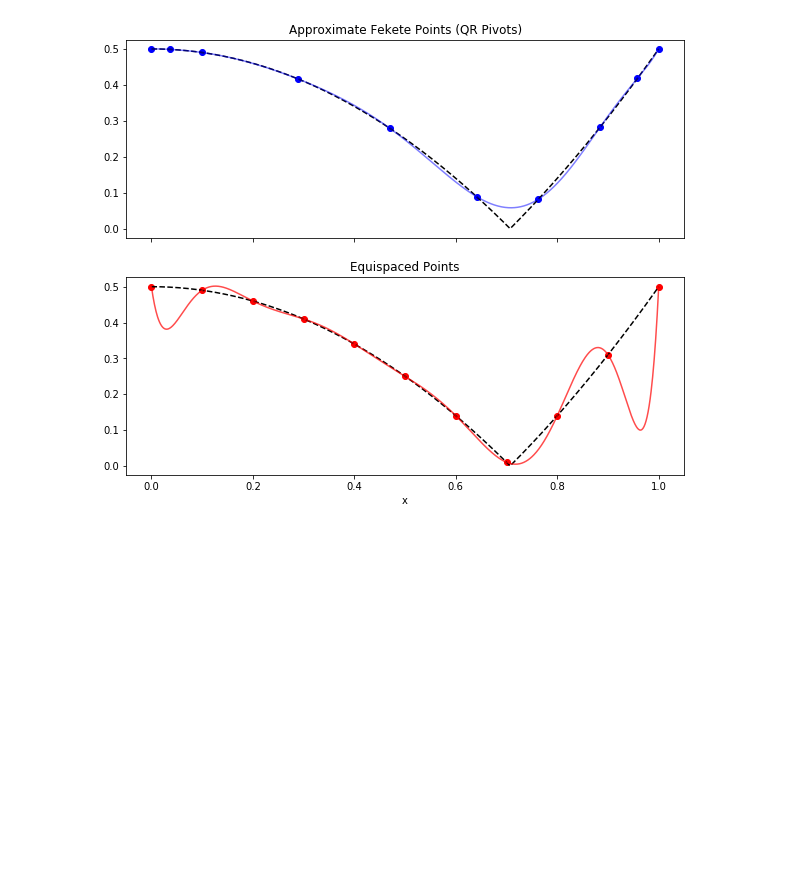
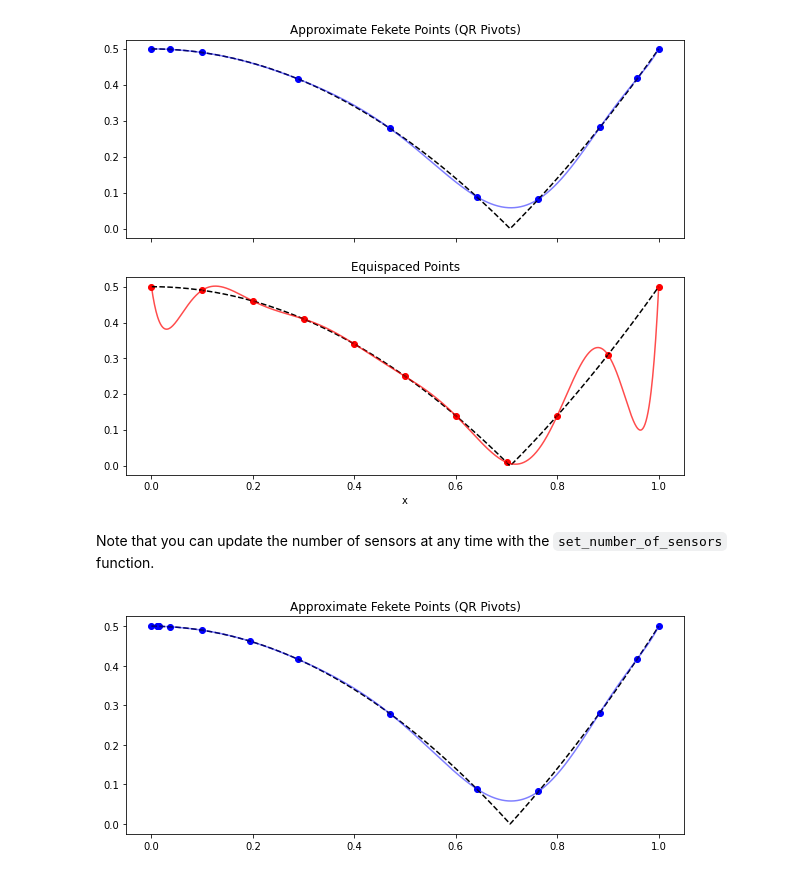
Before and after one commit to dynamicslab/pysensors, a Jupyter notebook: examples/vandermonde.ipynb, the cells around one changed output. Cells and saved outputs as stored; diff of their text form; code cells hidden in the pictures; blank space fills up the shorter version.

```diff
--- a/examples/vandermonde.ipynb
+++ b/examples/vandermonde.ipynb
@@ -28,9 +28,8 @@ X = vde.T
 # %% [markdown]
 Next we feed this basis into a `SensorSelector` object, fit it to the basis, and ask it to select 10 sensor locations.
 # %%
-model = SensorSelector()
+model = SensorSelector(n_sensors=10)
 model.fit(X)
-model.set_number_of_sensors(10)
 sensors = model.get_selected_sensors()
 print(x[sensors])
 # %% [output]
@@ -63,3 +62,19 @@ axs[1].set(title='Equispaced Points', xlabel='x')
 fig.show()
 # %% [output]
 [figure]
+# %% [markdown]
+Note that you can update the number of sensors at any time with the `set_number_of_sensors` function.
+# %%
+model.set_number_of_sensors(15)
+sensors = model.get_selected_sensors()
+
+pysense_interp = model.predict(f[sensors])
+
+fig, ax = plt.subplots(1, 1, figsize=(10, 4))
+ax.plot(x[sensors], f[sensors], 'bo')
+ax.plot(x, f, 'k--')
+ax.plot(x, pysense_interp, 'b-', alpha=0.5)
+ax.set(title='Approximate Fekete Points (QR Pivots)')
+fig.show()
+# %% [output]
+[figure, added]
```
Also changed, not shown: 5 other files.
